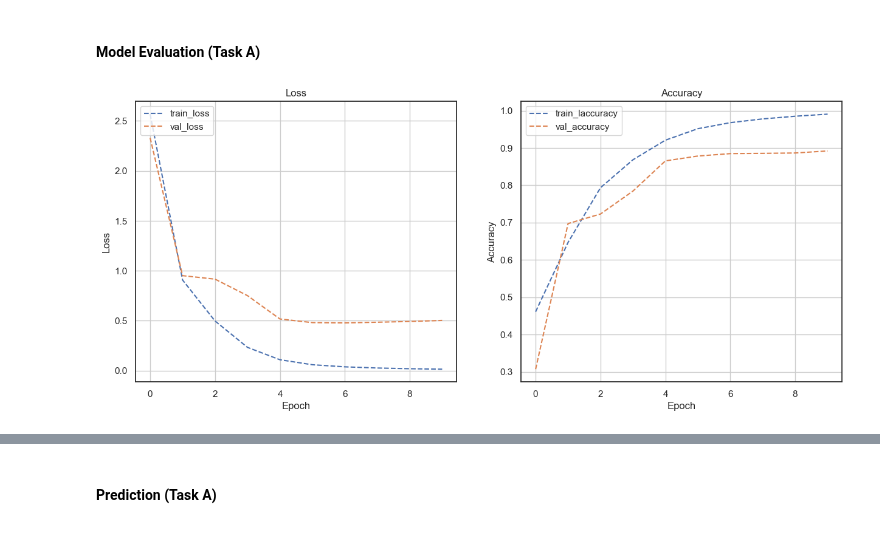
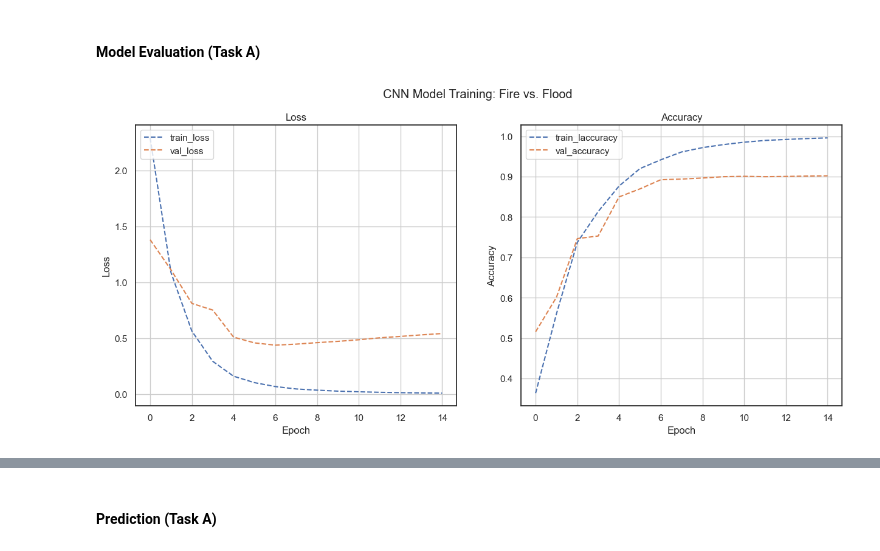
Before and after one commit to fractalclockwork/Data200, a Jupyter notebook: analysis/Final_Report.ipynb, the cells around one changed output, grey strips where cells are left out. Saved outputs shown, nothing was run; the diff lists cells and outputs as text; code cells hidden in the pictures.

```diff
--- a/analysis/Final_Report.ipynb
+++ b/analysis/Final_Report.ipynb
@@ -835,10 +838,9 @@ else:
 # Create a simple fully-connected model
 model = Sequential()
 model.add(Flatten(input_shape=train_features.shape[1:]))
-model.add(Dense(128, activation="relu"))
-# model.add(Dropout(0.01)),
+model.add(Dense(128, activation="relu")) # More dense
 model.add(Dense(64, activation="relu"))
-# model.add(Dropout(0.0001)),
+model.add(Dense(64, activation="relu"))
 model.add(Dense(8, activation="softmax"))  # 8 classes
 
 # Compile the model
@@ -858,7 +860,7 @@ class_weights = compute_class_weight(
 class_weights_dict = {i: weight for i, weight in enumerate(class_weights)}
 
 # Save the model
-model_name = "task_A_vgg16_model_dropout"
+model_name = "task_A_vgg16_model_dropout_more_dense"
 model_0, history_0, notes_0 = load_model_data(model_name, path=data_dir)
 if model_0 != None:
     model, model_history, notes = model_0, history_0, notes_0
@@ -868,7 +870,7 @@ else:
         train_features,
         m_train_df["label"],
         validation_data=(val_features, m_val_df["label"]),
-        epochs=10,
+        epochs=15,
         batch_size=128,
         class_weight=class_weights_dict,
     )
@@ -942,34 +944,36 @@ def plot_loss(History):
     )
     plt.title("Loss")
     plt.xlabel("Epoch")
     plt.ylabel("Loss")
     plt.legend(loc="upper left")
     plt.grid()
 
     plt.subplot(1, 2, 2)
     plt.plot(
         np.arange(0, N),
         history["accuracy"],
         label="train_laccuracy",
         ls="--",
     )
     plt.plot(
         np.arange(0, N),
         history["val_accuracy"],
         label="val_accuracy",
         ls="--",
     )
     # plt.yscale('log')
     plt.title("Accuracy")
     plt.xlabel("Epoch")
     plt.ylabel("Accuracy")
     plt.legend(loc="upper left")
     plt.grid()
 
 
 plot_loss(model_history)
+plt.suptitle("CNN Model Training: Fire vs. Flood")
+plt.savefig(f"{figure_path}/model_eval_task_a_cnn_training.png", dpi=300)
 # %% [output]
-[figure, old version]
+[figure, new version]
 # %%
 # Use Custom Activation
 def custom_activation(y):
```
Also changed, not shown: parts of 26 cells of this notebook, 4 other files.
